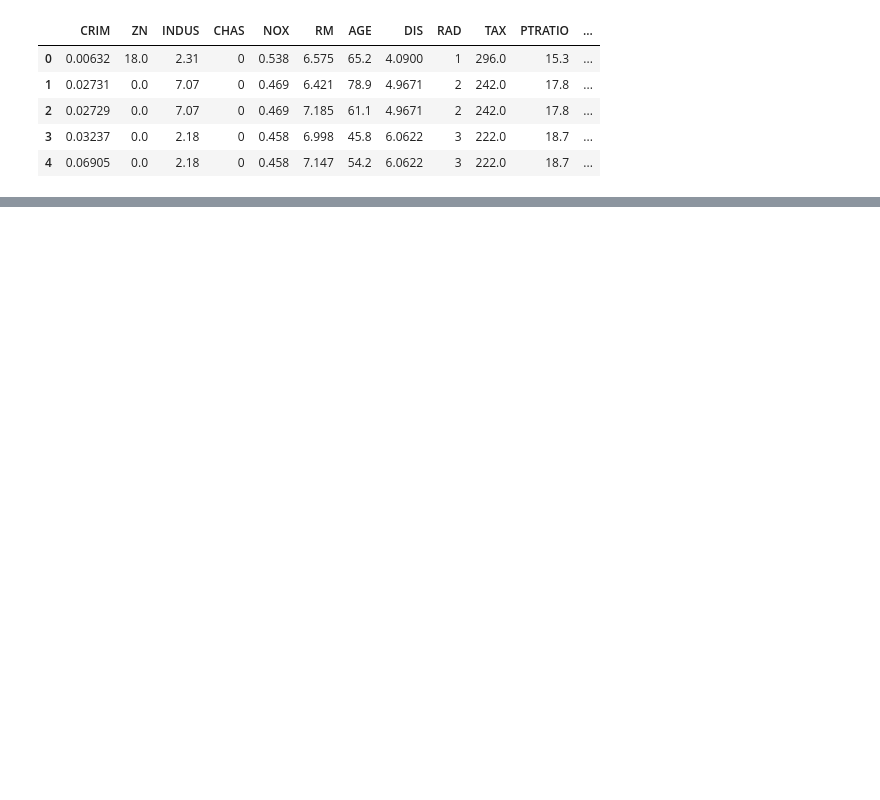
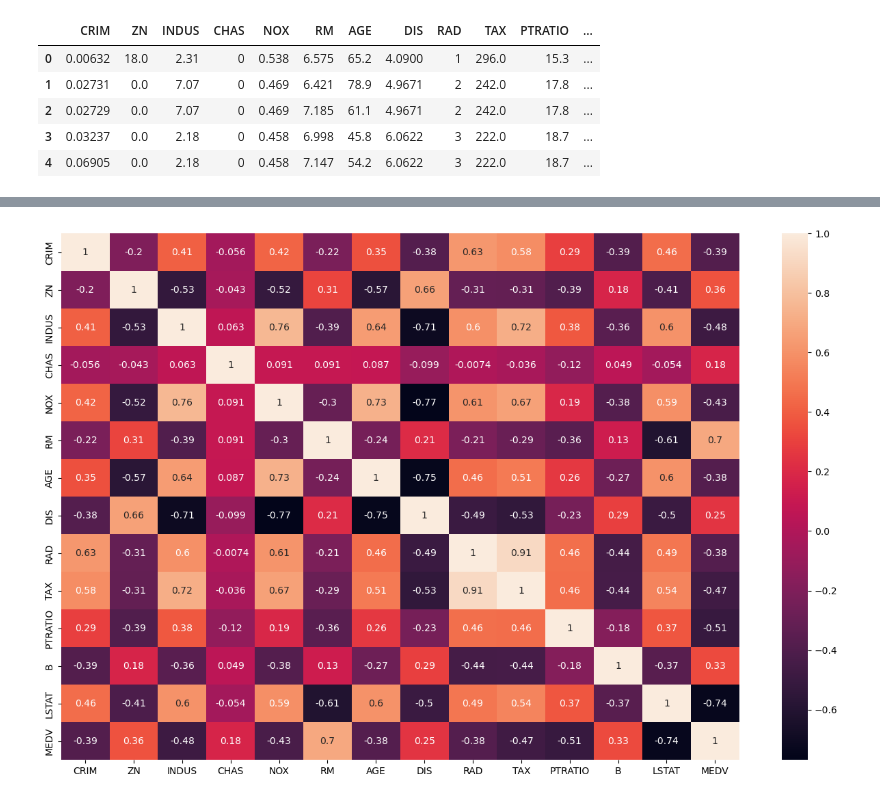
Before and after one commit to YashDagade/ML-Udemy, a Jupyter notebook: Section 3/Boston Housing.ipynb, the cells around one changed output, grey strips where cells are left out. Saved outputs shown, nothing was run; the diff lists cells and outputs as text; code cells hidden in the pictures; blank space fills up the shorter version.

```diff
--- a/Section 3/Boston Housing.ipynb
+++ b/Section 3/Boston Housing.ipynb
@@ -40,0 +139,6 @@ df.head()
+# %%
+plt.figure(figsize=(16,10))
+sns.heatmap(df.corr(), annot=True)
+plt.show()
+# %% [output]
+[figure, added]
```
Also changed, not shown: parts of 70 cells of this notebook, 2 other files.
